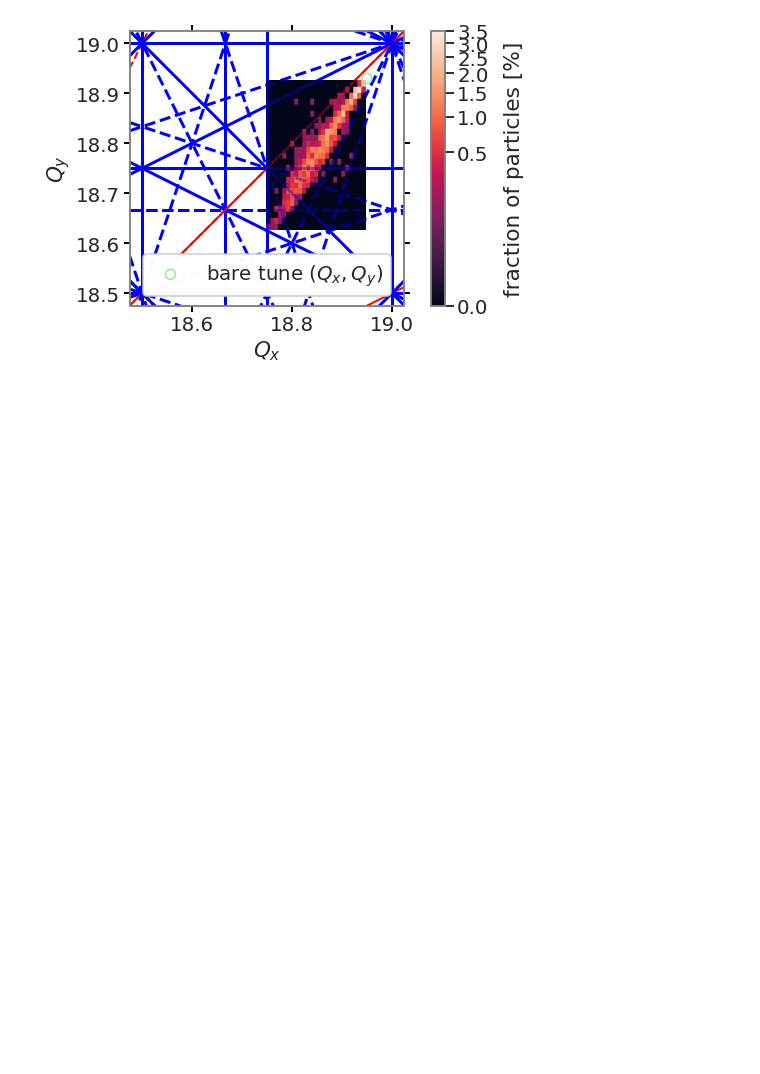
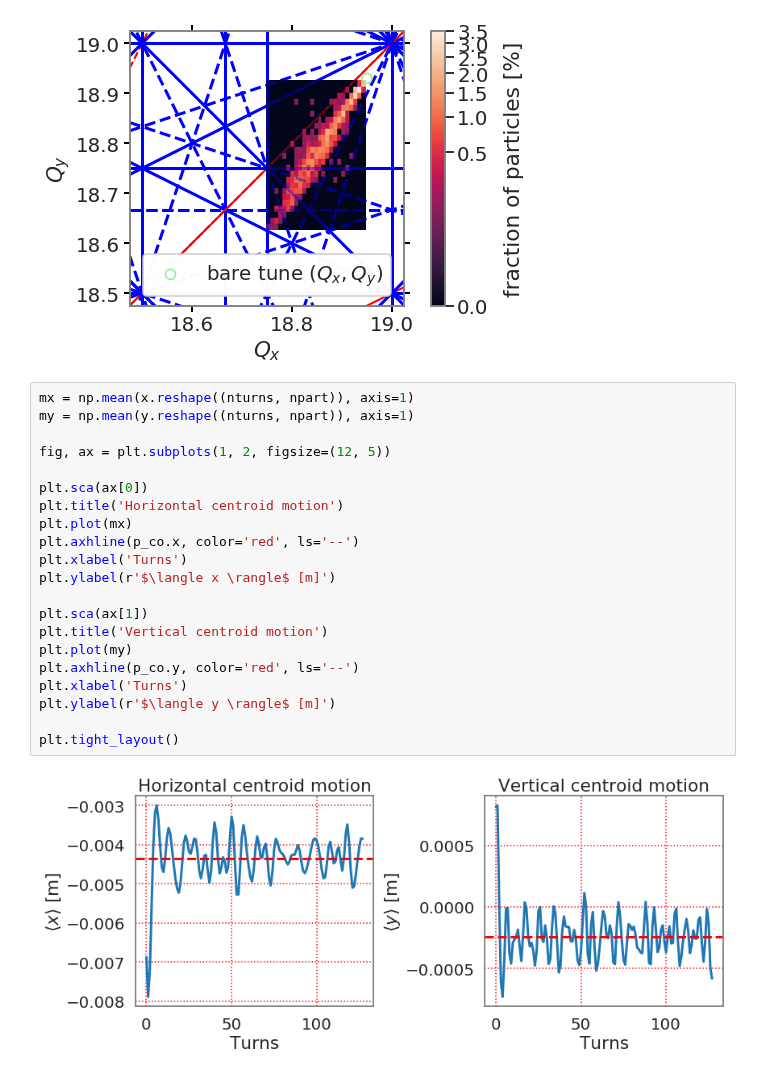
Before and after one commit to aoeftiger/sixtracklib_pyht_playground, a Jupyter notebook: sis100/2020-01-06--frozenSC-setup/SIS100_frozenSC_setup_2sigmacuts_nonrescaledSCnodes_Bf0.30_orbitcorrection.ipynb, the cells around one changed output. Saved outputs shown, nothing was run; the diff lists cells and outputs as text; blank space fills up the shorter version.

```diff
--- a/sis100/2020-01-06--frozenSC-setup/SIS100_frozenSC_setup_2sigmacuts_nonrescaledSCnodes_Bf0.30_orbitcorrection.ipynb
+++ b/sis100/2020-01-06--frozenSC-setup/SIS100_frozenSC_setup_2sigmacuts_nonrescaledSCnodes_Bf0.30_orbitcorrection.ipynb
@@ -772,3 +772,26 @@ plt.tight_layout()
 plt.savefig('tunespread.png', dpi=150, bbox_inches='tight')
 # %% [output]
 [figure]
+# %%
+mx = np.mean(x.reshape((nturns, npart)), axis=1)
+my = np.mean(y.reshape((nturns, npart)), axis=1)
+
+fig, ax = plt.subplots(1, 2, figsize=(12, 5))
+
+plt.sca(ax[0])
+plt.title('Horizontal centroid motion')
+plt.plot(mx)
+plt.axhline(p_co.x, color='red', ls='--')
+plt.xlabel('Turns')
+plt.ylabel(r'$\langle x \rangle$ [m]')
+
+plt.sca(ax[1])
+plt.title('Vertical centroid motion')
+plt.plot(my)
+plt.axhline(p_co.y, color='red', ls='--')
+plt.xlabel('Turns')
+plt.ylabel(r'$\langle y \rangle$ [m]')
+
+plt.tight_layout()
+# %% [output]
+[figure, added]
```
Also changed, not shown: parts of 4 cells of this notebook.
